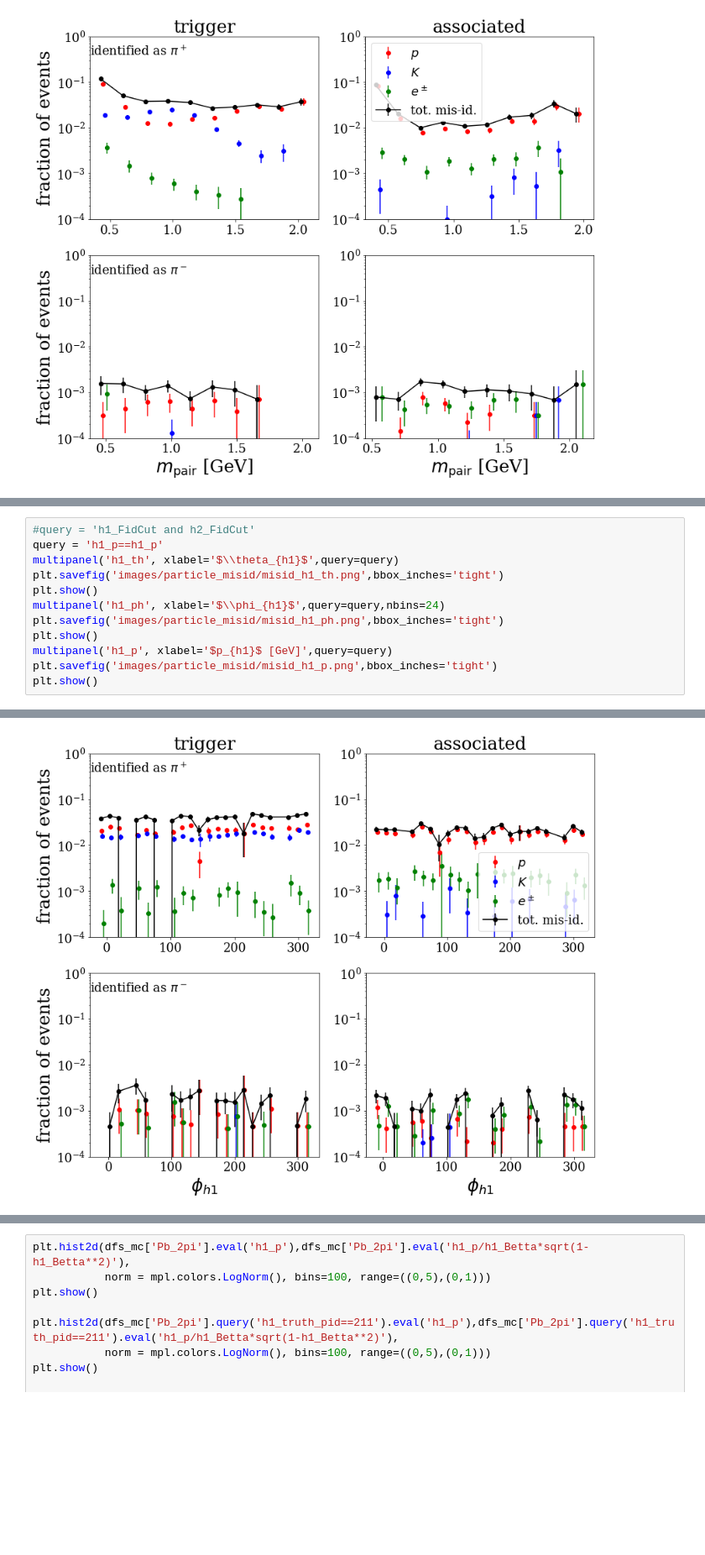
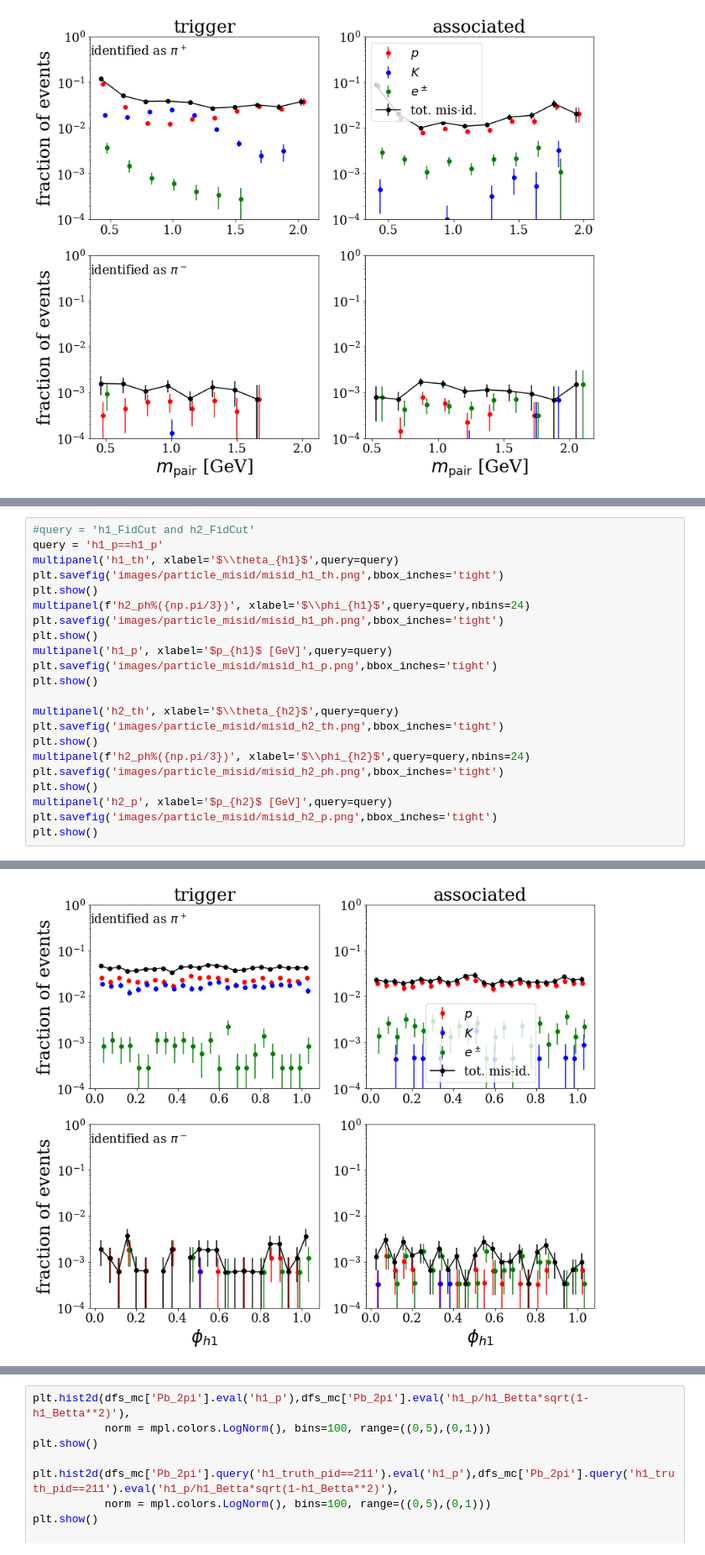
Before and after one commit to smoranvas/di-hadron, a Jupyter notebook: ParticleMisidentification.ipynb, the cells around one changed output, grey strips where cells are left out. Shown at 84% size. Cells and saved outputs as stored; diff of their text form; blank space fills up the shorter version.

```diff
--- a/ParticleMisidentification.ipynb
+++ b/ParticleMisidentification.ipynb
@@ -246,16 +256,26 @@ plt.show()
 # %%
 #query = 'h1_FidCut and h2_FidCut'
 query = 'h1_p==h1_p'
 multipanel('h1_th', xlabel='$\\theta_{h1}$',query=query)
 plt.savefig('images/particle_misid/misid_h1_th.png',bbox_inches='tight')
 plt.show()
-multipanel('h1_ph', xlabel='$\\phi_{h1}$',query=query,nbins=24)
+multipanel(f'h2_ph%({np.pi/3})', xlabel='$\\phi_{h1}$',query=query,nbins=24)
 plt.savefig('images/particle_misid/misid_h1_ph.png',bbox_inches='tight')
 plt.show()
 multipanel('h1_p', xlabel='$p_{h1}$ [GeV]',query=query)
 plt.savefig('images/particle_misid/misid_h1_p.png',bbox_inches='tight')
 plt.show()
+
+multipanel('h2_th', xlabel='$\\theta_{h2}$',query=query)
+plt.savefig('images/particle_misid/misid_h2_th.png',bbox_inches='tight')
+plt.show()
+multipanel(f'h2_ph%({np.pi/3})', xlabel='$\\phi_{h2}$',query=query,nbins=24)
+plt.savefig('images/particle_misid/misid_h2_ph.png',bbox_inches='tight')
+plt.show()
+multipanel('h2_p', xlabel='$p_{h2}$ [GeV]',query=query)
+plt.savefig('images/particle_misid/misid_h2_p.png',bbox_inches='tight')
+plt.show()
 # %% [output]
 [figure]
-[figure, old version]
+[figure, new version]
 [figure]
```
Also changed, not shown: parts of 2 cells of this notebook.
